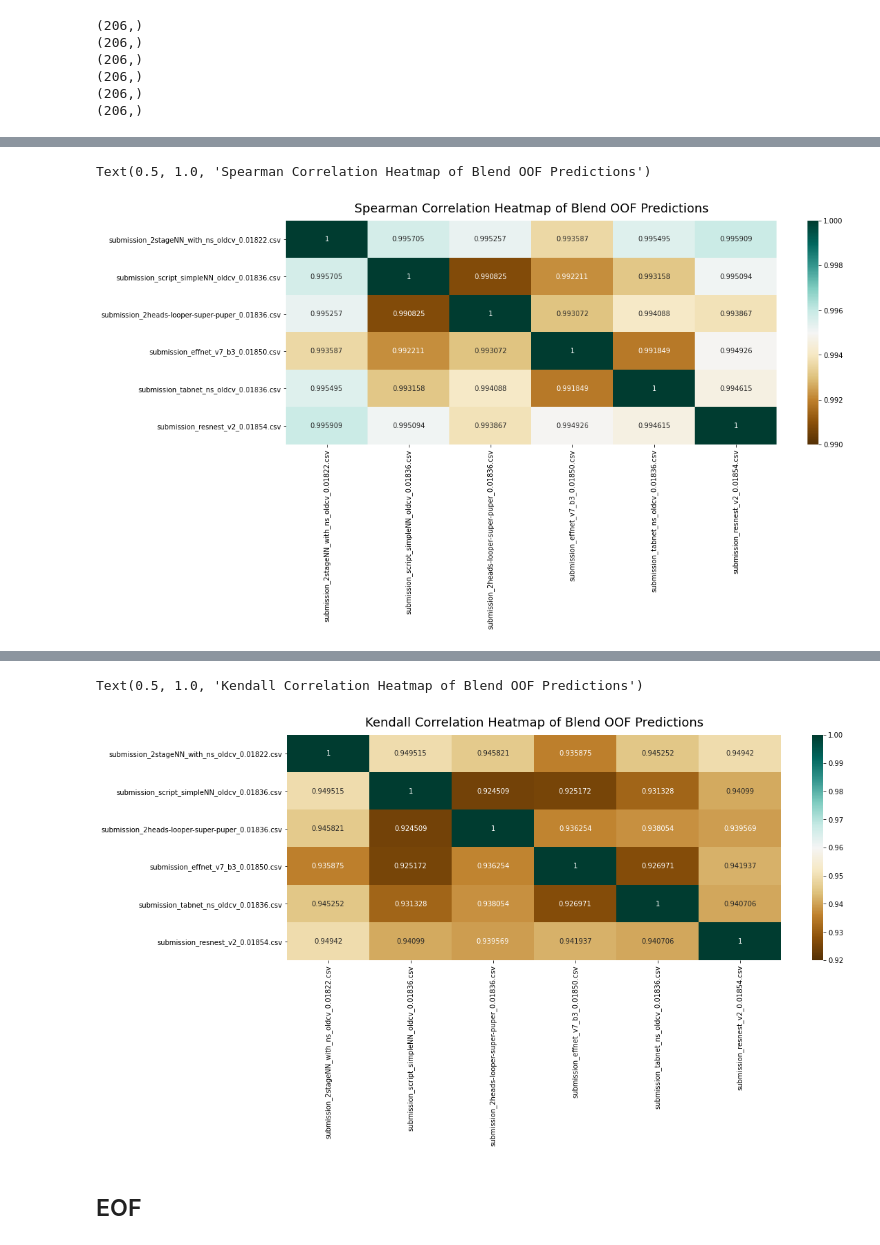
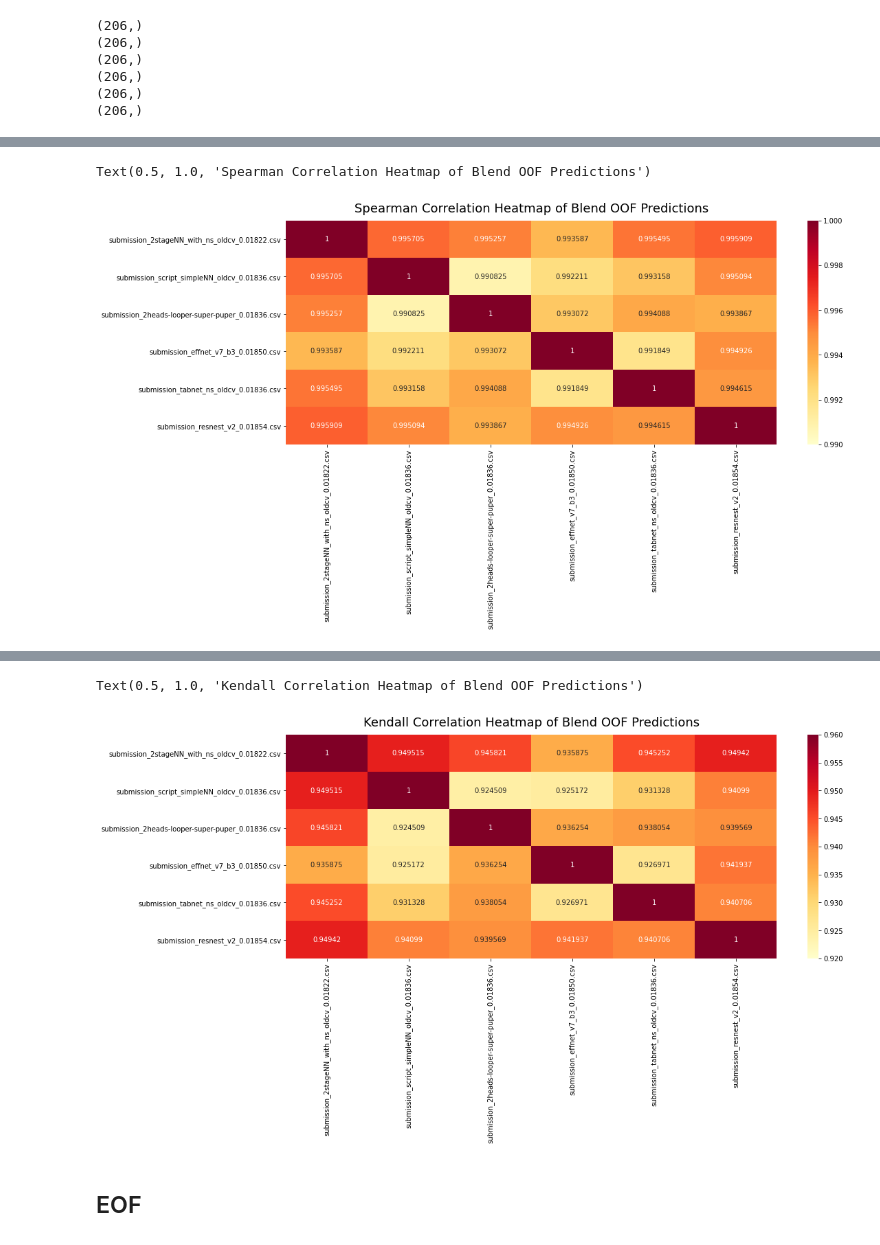
Before and after one commit to guitarmind/kaggle_moa_winner_hungry_for_gold, a Jupyter notebook: blends/blend_eda_v6.ipynb, the cells around one changed output, grey strips where cells are left out. Saved outputs shown, nothing was run; the diff lists cells and outputs as text; code cells hidden in the pictures.

```diff
--- a/blends/blend_eda_v6.ipynb
+++ b/blends/blend_eda_v6.ipynb
@@ -605,7 +605,7 @@ heatmap = sns.heatmap(corr_df.corr(method='spearman'),
                       vmin=0.99,
                       vmax=1,
                       fmt='.6g',
-                      cmap='BrBG',
+                      cmap='YlOrRd',
                       annot=True)
                       # center=0.7)
                       # annot=True)
@@ -616,7 +616,7 @@ heatmap.set_title('Spearman Correlation Heatmap of Blend OOF Predictions',
                   pad=12)
 # %% [output]
 Text(0.5, 1.0, 'Spearman Correlation Heatmap of Blend OOF Predictions')
-[figure, old version]
+[figure, new version]
 # %%
 print(np.min(corr_df.corr(method='kendall')))
 corr_df.corr(method='kendall')
@@ -638,21 +638,21 @@ dtype: float64
 # %%
 plt.figure(figsize=(16, 6))
 heatmap = sns.heatmap(corr_df.corr(method='kendall'),
                       vmin=0.92,
-                      vmax=1,
+                      vmax=0.96,
                       fmt='.6g',
-                      cmap='BrBG',
+                      cmap='YlOrRd',
                       annot=True)
 # center=0.7)
 # annot=True)
 # cmap='jet')
 # cmap='BrBG')
 heatmap.set_title('Kendall Correlation Heatmap of Blend OOF Predictions',
                   fontdict={'fontsize': 18},
                   pad=12)
 # %% [output]
 Text(0.5, 1.0, 'Kendall Correlation Heatmap of Blend OOF Predictions')
-[figure, old version]
+[figure, new version]
 # %%
 if run_submit_script:
     print(submission.shape)
```
Also changed, not shown: parts of 1 cell of this notebook.
